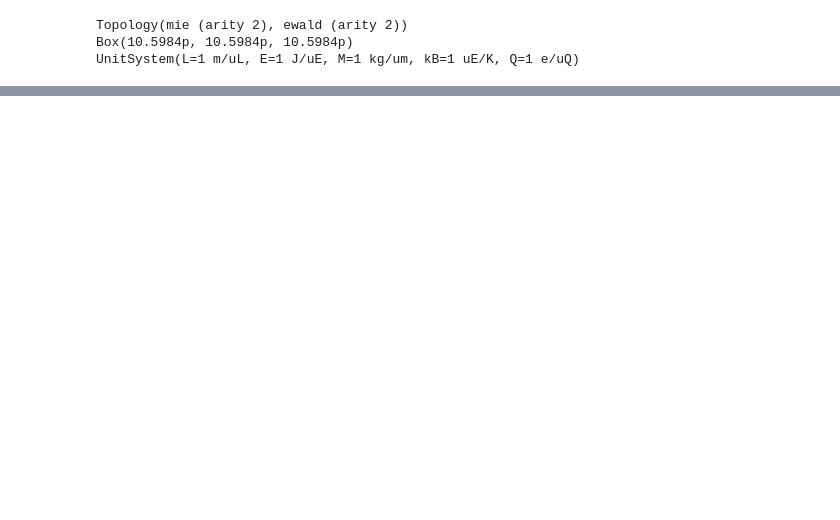
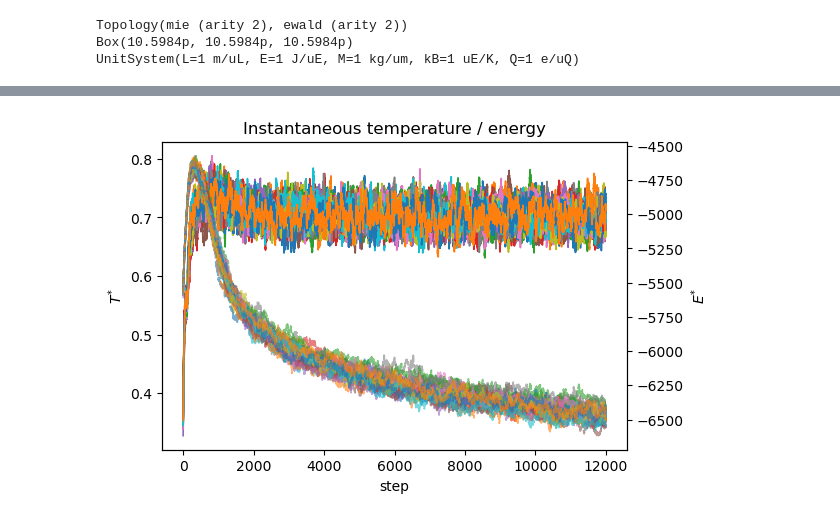
Before and after one commit to WinstonWinstonWinston/SPARK, a Jupyter notebook: examples/EwaldMoltenSalt/MoltenSalt.ipynb, the cells around one changed output, grey strips where cells are left out. Drawn from its saved outputs; the diff is of its cells as text; code cells hidden in the pictures; blank space fills up the shorter version.

```diff
--- a/examples/EwaldMoltenSalt/MoltenSalt.ipynb
+++ b/examples/EwaldMoltenSalt/MoltenSalt.ipynb
@@ -124,0 +106,99 @@ with torch.no_grad():
+# %%
+steps, eql_time, skip, bins = 2_000, 10_000, 50, 500
+rmin, rmax = 0.5, 5.0
+
+charge_dict = dict(A=-1, B=1, C=-2, D=2)
+type_idx = dict(
+    A=A_idx, B=B_idx, C=C_idx, D=D_idx
+)
+
+pairs = list(itertools.combinations_with_replacement("ABCD", 2))  # 10 pairs
+P = len(pairs)
+
+temperature = torch.empty((steps + eql_time, B), device=device)
+total_energy = torch.empty((steps + eql_time, B), device=device)
+rdfs        = torch.empty((P, steps // skip, B, bins), device=device)
+
+box_freud = freud.box.Box.from_box(b.edges.detach().cpu().numpy())
+
+plt.ion()
+
+plot_skip  = 100
+show_reps  = range(0, B, 1)
+
+fig, ax = plt.subplots(figsize=(6, 4))
+
+ax_e = ax.twinx()
+
+lines_T, lines_E = [], []
+for j in show_reps:
+    (lnT,) = ax.plot([], [], lw=1.2, label=f"rep {j}")       # temperature
+    (lnE,) = ax_e.plot([], [], lw=1.2, ls="--", alpha=0.6)   # energy (dashed)
+    lines_T.append(lnT); lines_E.append(lnE)
+ax.set_xlabel("step")
+ax.set_ylabel(r"$T^{*}$")
+ax_e.set_ylabel(r"$E^{*}$")
+ax.set_title("Instantaneous temperature / energy")
+
+fig.canvas.draw()
+
+def _refresh_plot(step):
+    x = np.arange(step + 1)
+
+    for lnT, lnE, j in zip(lines_T, lines_E, show_reps):
+        lnT.set_data(x, temperature[:step + 1, j].cpu())
+        lnE.set_data(x, total_energy[:step + 1, j].cpu())
+
+    for a in (ax, ax_e):
+        a.relim(); a.autoscale_view()
+
+    clear_output(wait=True)   # nuke old image
+    display(fig)              # show the updated one
+
+# EQUILIBRATION
+with torch.no_grad():
+    for i in trange(eql_time, desc="Equilibrating"):
+        temperature[i] = S.temperature()
+        total_energy[i] = S.total_energy()
+        integrator.step(S)
+        S.pos = S.pos - (S.mass.unsqueeze(-1) * S.pos).sum(dim=1, keepdim=True) / S.mass.sum(dim=1, keepdim=True).unsqueeze(-1)
+
+        if i % plot_skip == 0:
+            _refresh_plot(i)
+
+        S.reset_cache()
+
+# PRODUCTION
+with torch.no_grad():
+    for i in trange(steps, desc="Production"):
+        step_glob = i + eql_time
+        temperature[step_glob] = S.temperature()
+        total_energy[step_glob] = S.total_energy()
+
+        if step_glob % plot_skip == 0:
+            _refresh_plot(step_glob)
+
+        if i % skip == 0:
+            tslot = i // skip  # time slot in rdfs
+
+            for j in range(B):                          # each walker
+                # grab positions per type once per walker to avoid repeats
+                pos_j = {t: (S.pos[j, idx] - b.Lx).detach().cpu()
+                           for t, idx in type_idx.items()}
+
+                for pidx, (t1, t2) in enumerate(pairs):
+                    rdf = freud.density.RDF(bins=bins, r_max=rmax, r_min=rmin)
+                    rdf.compute(system=(box_freud, pos_j[t1]),
+                                query_points=pos_j[t2], reset=False)
+                    rdfs[pidx, tslot, j] = torch.tensor(rdf.rdf)
+
+        integrator.step(S)
+        S.reset_cache()
+        # shift all atoms back to the center
+        S.pos = S.pos - (S.mass.unsqueeze(-1) * S.pos).sum(dim=1, keepdim=True) / S.mass.sum(dim=1, keepdim=True).unsqueeze(-1)
+
+plt.ioff()
+_refresh_plot(steps + eql_time - 1)
+plt.show()
+# %% [output]
+[figure, added]
```
Also changed, not shown: parts of 8 cells of this notebook, 2 other files.
